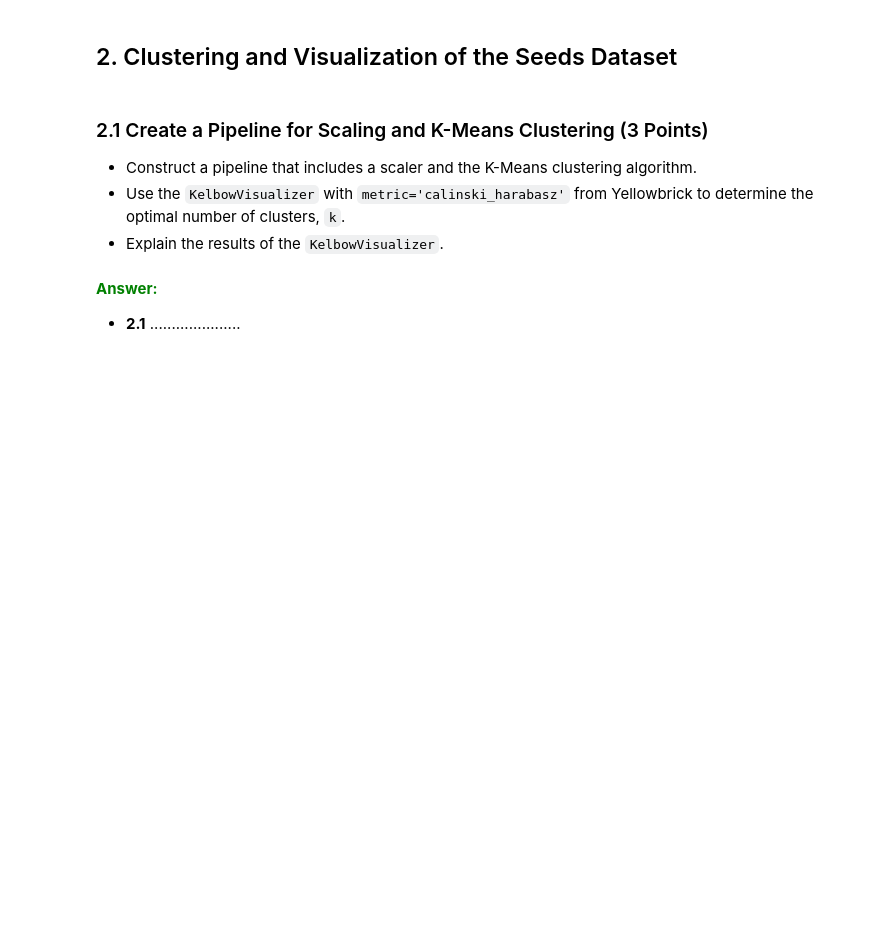
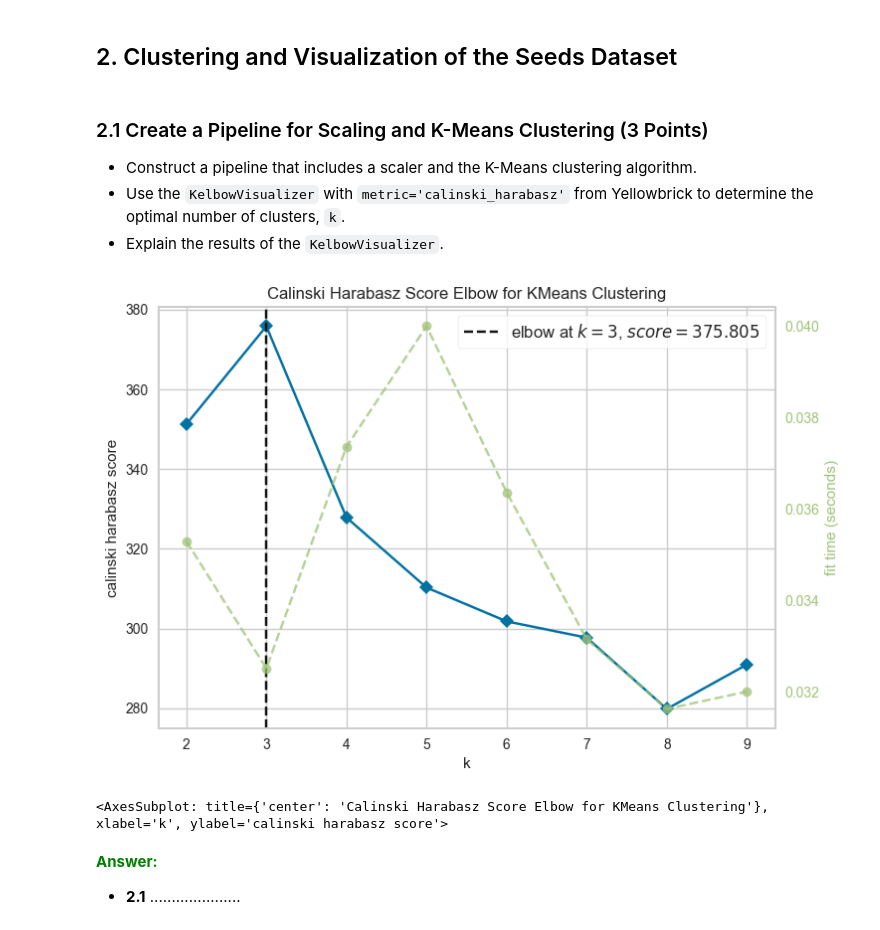
Before and after one commit to David-Rodriguez-Barrios/ENSF-444, a Jupyter notebook: FinalAssignment/ENSF444_Final_Project.ipynb, the cells around one changed output. Saved outputs shown, nothing was run; the diff lists cells and outputs as text; code cells hidden in the pictures; blank space fills up the shorter version.

```diff
--- a/FinalAssignment/ENSF444_Final_Project.ipynb
+++ b/FinalAssignment/ENSF444_Final_Project.ipynb
@@ -233,6 +290,25 @@ X_test_scaled = scaler.transform(X_test)
 # %%
 # 2.1
 # Add necessary code here.
+
+from sklearn.pipeline import Pipeline
+from yellowbrick.cluster import KElbowVisualizer
+from sklearn.cluster import KMeans
+from sklearn.preprocessing import StandardScaler
+
+
+pipeline = Pipeline([
+    ('scaler', StandardScaler()),
+    ('kmeans', KMeans(n_init=10 ))
+])
+
+
+visualizer = KElbowVisualizer(pipeline.named_steps['kmeans'], k = (2, 10), metric = 'calinski_harabasz')
+visualizer.fit(X)
+visualizer.show()
+# %% [output]
+[figure, added]
+<AxesSubplot: title={'center': 'Calinski Harabasz Score Elbow for KMeans Clustering'}, xlabel='k', ylabel='calinski harabasz score'>
 # %% [markdown]
 <font color='Green'><b>Answer:</b></font>
 
```
Also changed, not shown: parts of 6 cells of this notebook.
